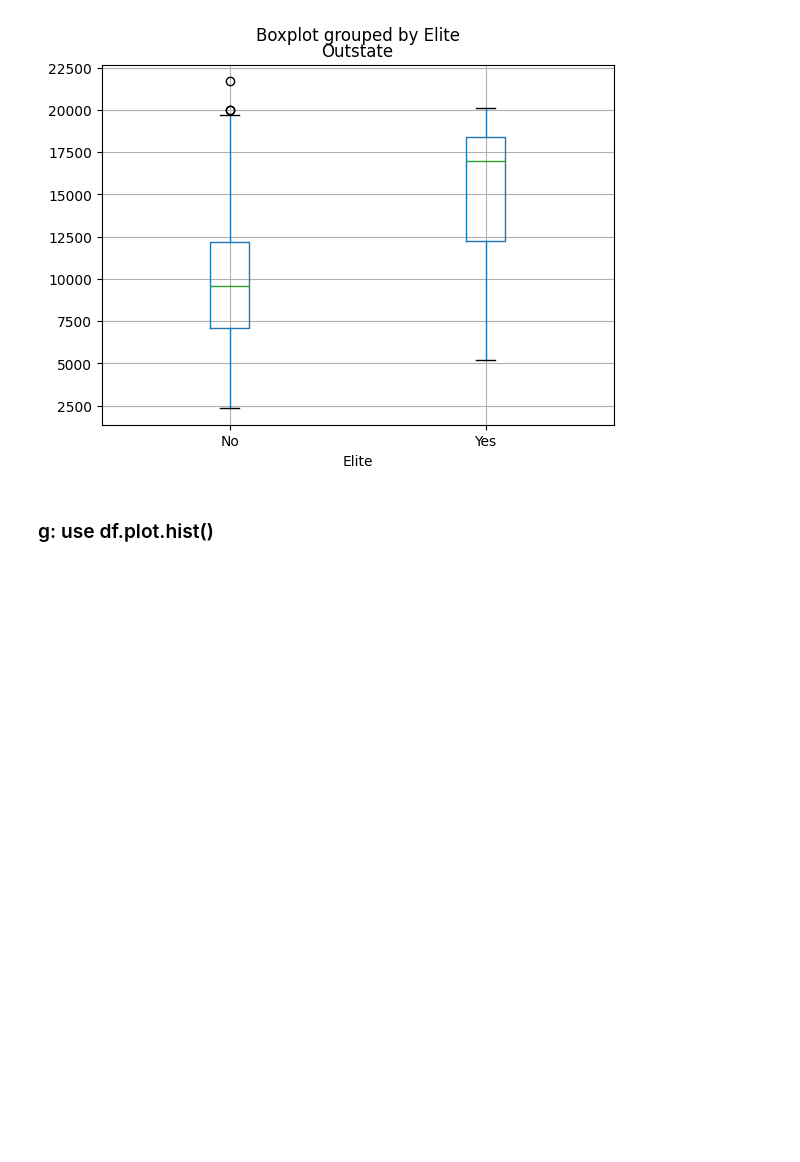
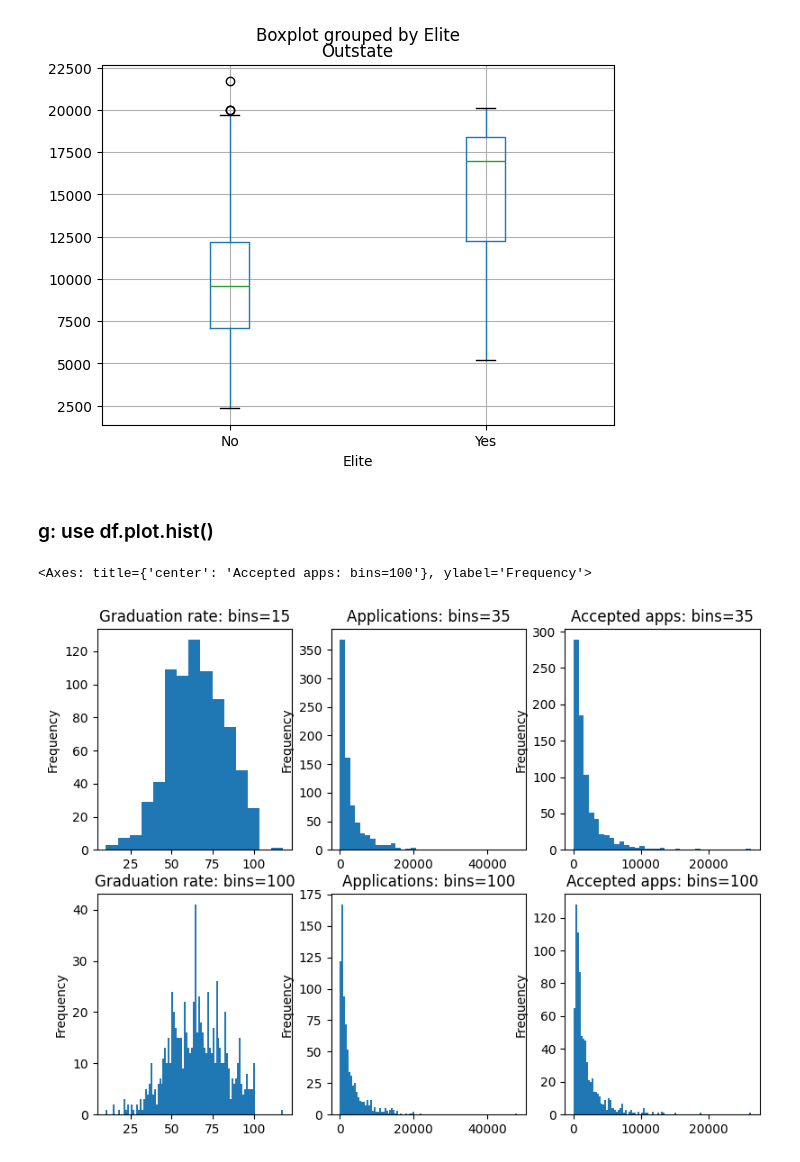
Before and after one commit to Theodor-Helje/python-programming-Theodor-Helje, a Jupyter notebook: Databehandling/Labs/Labb_databehandling/labb_main.ipynb, the cells around one changed output. Saved outputs shown, nothing was run; the diff lists cells and outputs as text; code cells hidden in the pictures; blank space fills up the shorter version.

```diff
--- a/Databehandling/Labs/Labb_databehandling/labb_main.ipynb
+++ b/Databehandling/Labs/Labb_databehandling/labb_main.ipynb
@@ -133,3 +133,17 @@ college.boxplot('Outstate', 'Elite')
 [figure]
 # %% [markdown]
 ### g: use df.plot.hist()
+# %%
+fig, axes = plt.subplots(2, 3, figsize=(9.5,7))
+
+college['Grad.Rate'].plot.hist(bins=15, ax=axes[0,0], title="Graduation rate: bins=15")
+college['Grad.Rate'].plot.hist(bins=100, ax=axes[1,0], title="Graduation rate: bins=100")
+
+college['Apps'].plot.hist(bins=35, ax=axes[0,1], title="Applications: bins=35")
+college['Apps'].plot.hist(bins=100, ax=axes[1,1], title="Applications: bins=100")
+
+college['Accept'].plot.hist(bins=35, ax=axes[0,2], title="Accepted apps: bins=35")
+college['Accept'].plot.hist(bins=100, ax=axes[1,2], title="Accepted apps: bins=100")
+# %% [output]
+<Axes: title={'center': 'Accepted apps: bins=100'}, ylabel='Frequency'>
+[figure, added]
```
Also changed, not shown: parts of 3 cells of this notebook.
